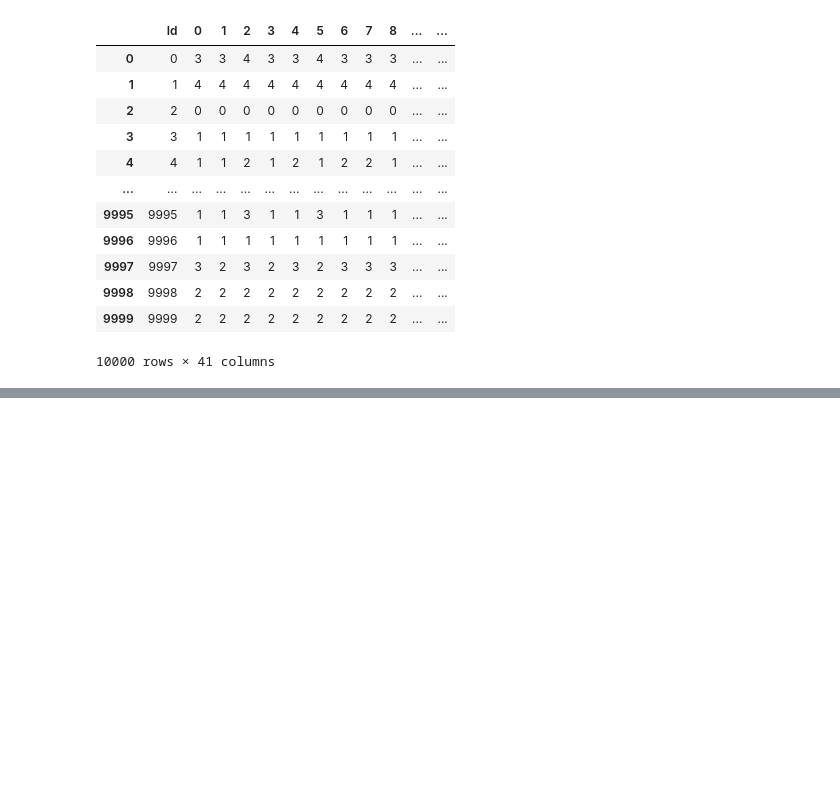
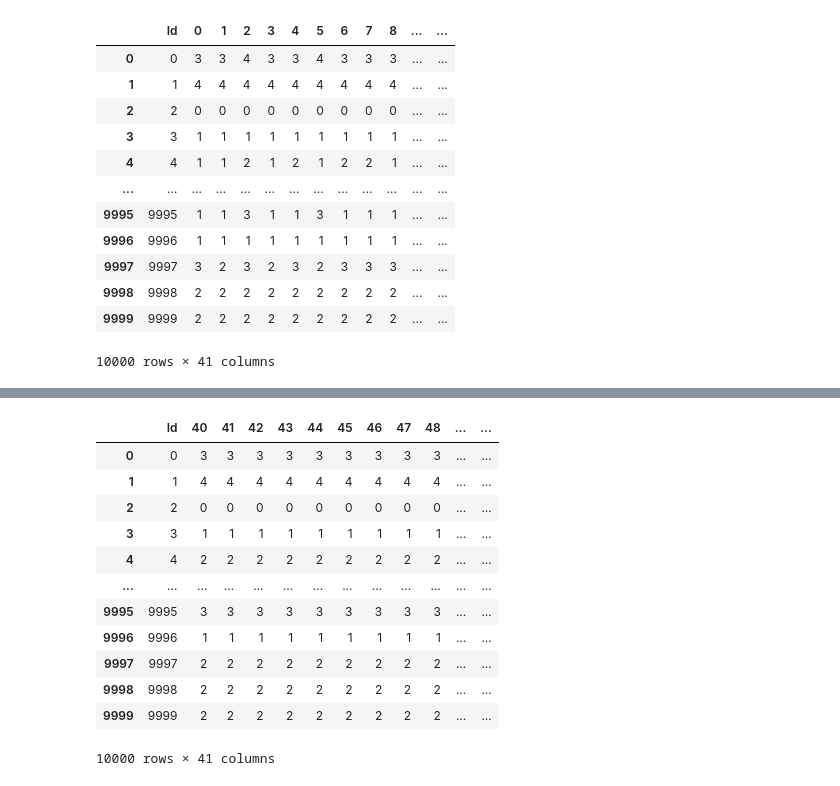
Before and after one commit to Tiankai-Jiang/ECE657A-A3, a Jupyter notebook: randomStateTest.ipynb, the cells around one changed output, grey strips where cells are left out. Drawn from its saved outputs; the diff is of its cells as text; code cells hidden in the pictures; blank space fills up the shorter version.

```diff
--- a/randomStateTest.ipynb
+++ b/randomStateTest.ipynb
@@ -75,0 +114,19 @@ toFile.to_csv('SVMRandomCombine.csv', encoding='utf-8')
+# %%
+dfRes2 = dfPred[['Id']].copy()
+for i in range(40):
+    dfRes2[result2[i][0]] = result2[i][2]
+dfRes2
+# %% [output]
+|  | Id | 40 | 41 | 42 | 43 | 44 | 45 | 46 | 47 | 48 | ... | ... |
+| 0 | 0 | 3 | 3 | 3 | 3 | 3 | 3 | 3 | 3 | 3 | ... | ... |
+| 1 | 1 | 4 | 4 | 4 | 4 | 4 | 4 | 4 | 4 | 4 | ... | ... |
+| 2 | 2 | 0 | 0 | 0 | 0 | 0 | 0 | 0 | 0 | 0 | ... | ... |
+| 3 | 3 | 1 | 1 | 1 | 1 | 1 | 1 | 1 | 1 | 1 | ... | ... |
+| 4 | 4 | 2 | 2 | 2 | 2 | 2 | 2 | 2 | 2 | 2 | ... | ... |
+| ... | ... | ... | ... | ... | ... | ... | ... | ... | ... | ... | ... | ... |
+| 9995 | 9995 | 3 | 3 | 3 | 3 | 3 | 3 | 3 | 3 | 3 | ... | ... |
+| 9996 | 9996 | 1 | 1 | 1 | 1 | 1 | 1 | 1 | 1 | 1 | ... | ... |
+| 9997 | 9997 | 2 | 2 | 2 | 2 | 2 | 2 | 2 | 2 | 2 | ... | ... |
+| 9998 | 9998 | 2 | 2 | 2 | 2 | 2 | 2 | 2 | 2 | 2 | ... | ... |
+| 9999 | 9999 | 2 | 2 | 2 | 2 | 2 | 2 | 2 | 2 | 2 | ... | ... |
+10000 rows × 41 columns
```
Also changed, not shown: parts of 4 cells of this notebook, 1 other file.
